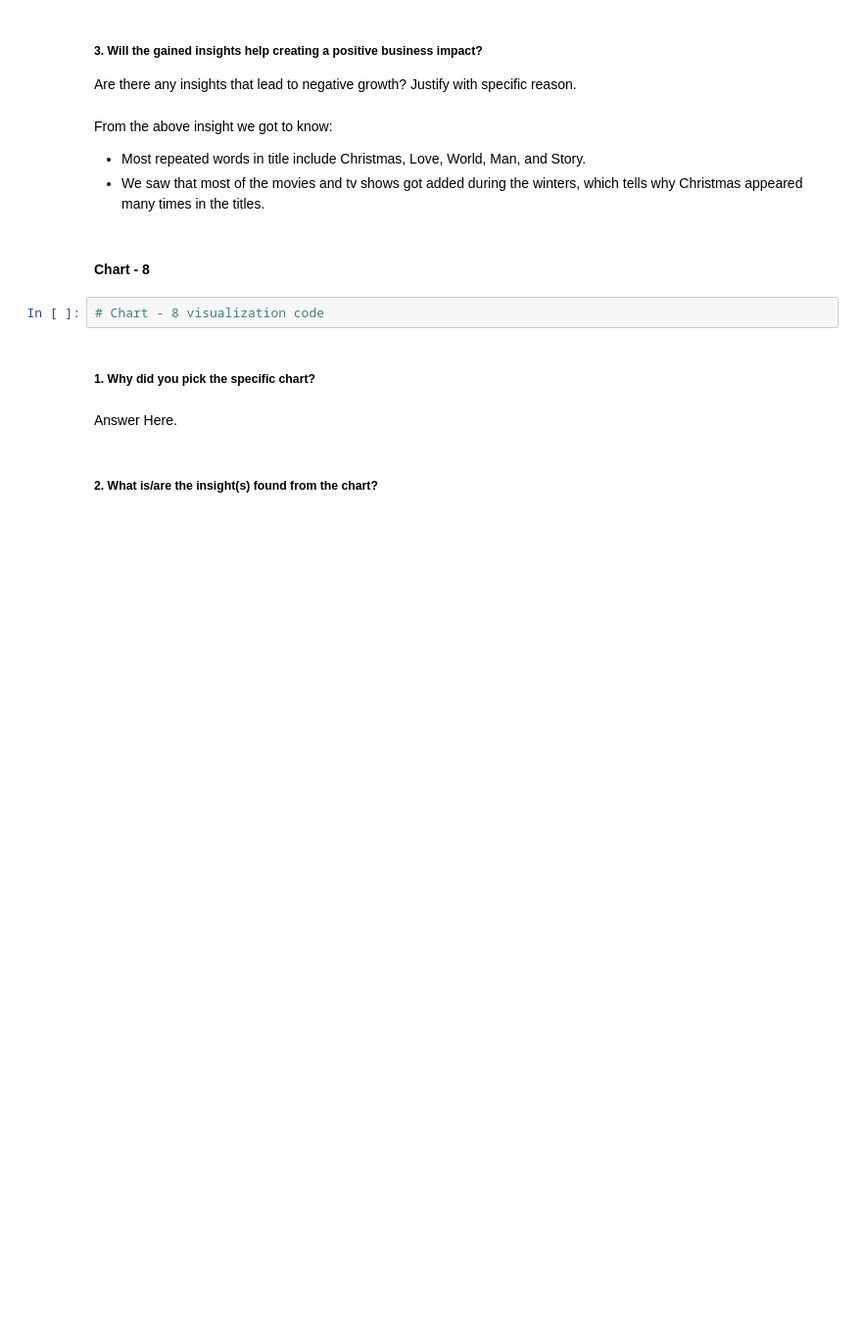
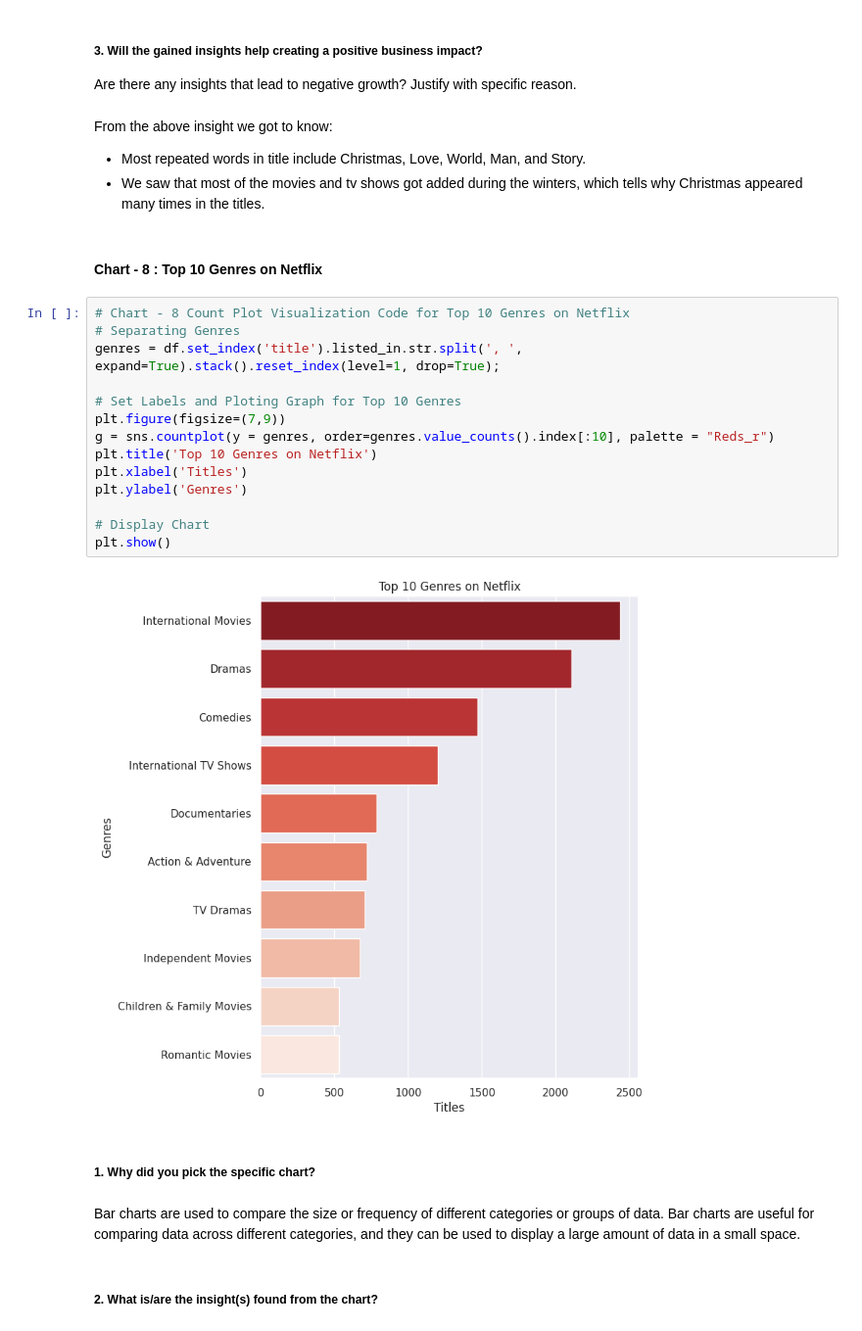
Before and after one commit to Apaulgithub/Netflix_Movies_And_TV_Shows_Clustering, a Jupyter notebook: Netflix_Movies_And_TV_Shows_Clustering_(Unsupervised_ML).ipynb, the cells around one changed output. Shown at 98% size. Drawn from its saved outputs; the diff is of its cells as text; blank space fills up the shorter version.

Commit message:
Day 4 : Updating EDA with Few More Graphs

```diff
--- a/Netflix_Movies_And_TV_Shows_Clustering_(Unsupervised_ML).ipynb
+++ b/Netflix_Movies_And_TV_Shows_Clustering_(Unsupervised_ML).ipynb
@@ -716,12 +716,26 @@ From the above insight we got to know:
 * Most repeated words in title include Christmas, Love, World, Man, and Story.
 * We saw that most of the movies and tv shows got added during the winters, which tells why Christmas appeared many times in the titles.
 # %% [markdown]
-#### Chart - 8
+#### Chart - 8 : Top 10 Genres on Netflix
-# %%
-# Chart - 8 visualization code
+# %%
+# Chart - 8 Count Plot Visualization Code for Top 10 Genres on Netflix
+# Separating Genres
+genres = df.set_index('title').listed_in.str.split(', ', expand=True).stack().reset_index(level=1, drop=True);
+
+# Set Labels and Ploting Graph for Top 10 Genres
+plt.figure(figsize=(7,9))
+g = sns.countplot(y = genres, order=genres.value_counts().index[:10], palette = "Reds_r")
+plt.title('Top 10 Genres on Netflix')
+plt.xlabel('Titles')
+plt.ylabel('Genres')
+
+# Display Chart
+plt.show()
+# %% [output]
+[figure, added]
 # %% [markdown]
 ##### 1. Why did you pick the specific chart?
-# %% [markdown]
-Answer Here.
+# %% [markdown]
+Bar charts are used to compare the size or frequency of different categories or groups of data. Bar charts are useful for comparing data across different categories, and they can be used to display a large amount of data in a small space.
 # %% [markdown]
 ##### 2. What is/are the insight(s) found from the chart?
```
Also changed, not shown: parts of 8 cells of this notebook.
